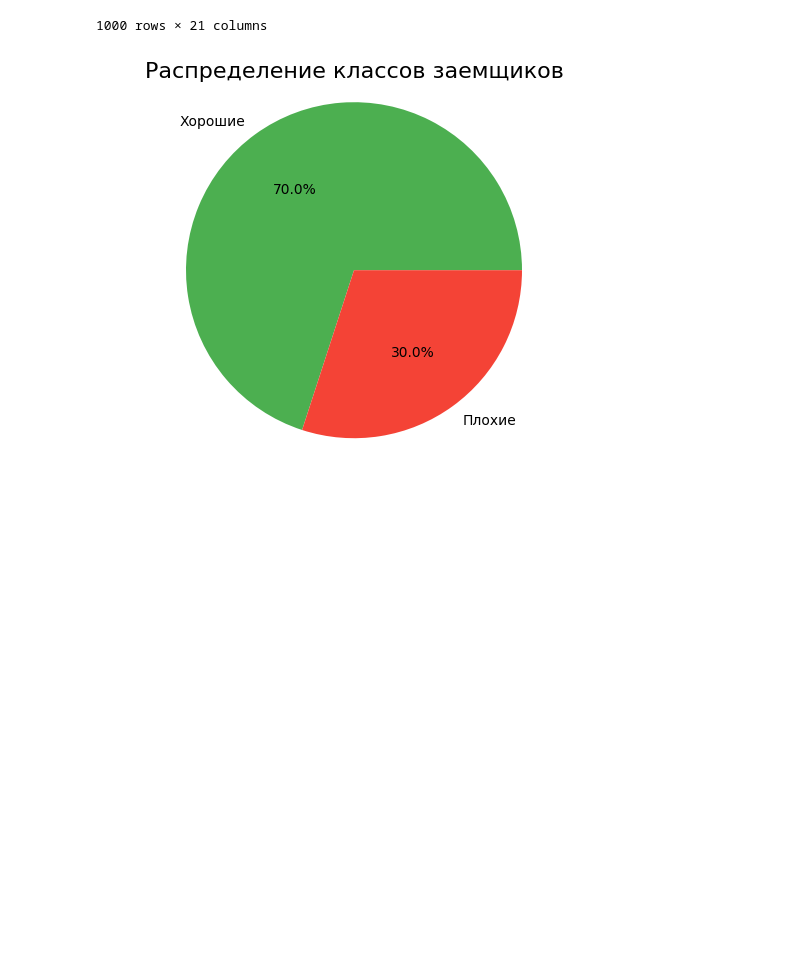
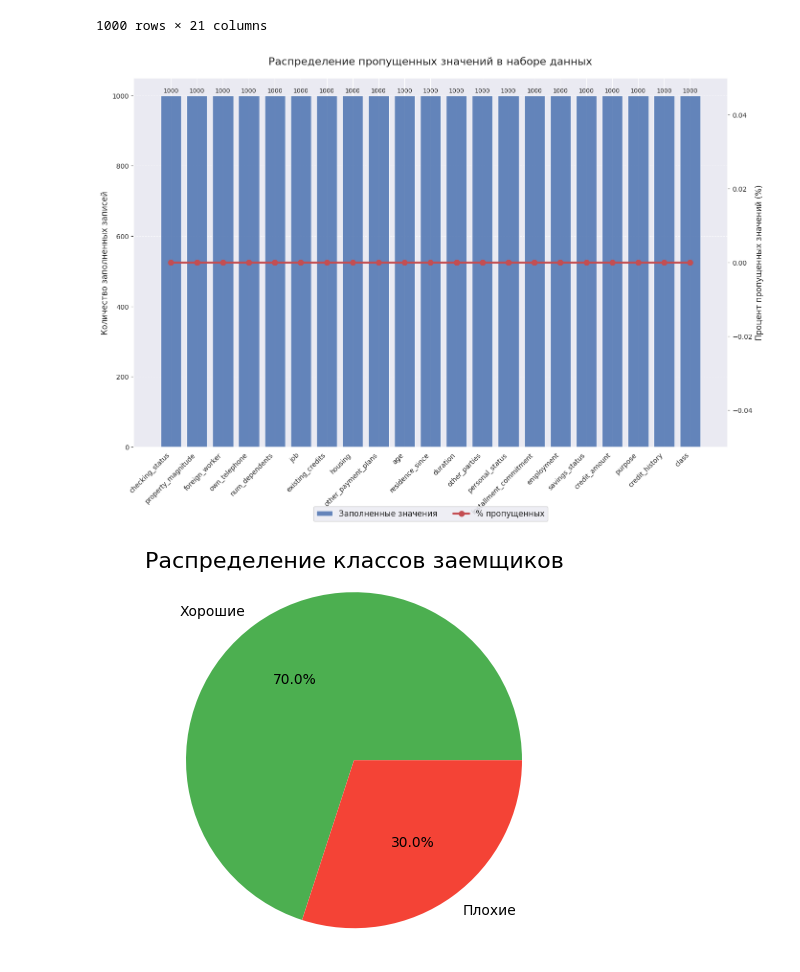
Before and after one commit to Calrission/MIIGAIK-SummerPractice-DataScience, a Jupyter notebook: homeworks/homework_2/homework_2.ipynb, the cells around one changed output. Cells and saved outputs as stored; diff of their text form; code cells hidden in the pictures; blank space fills up the shorter version.

```diff
--- a/homeworks/homework_2/homework_2.ipynb
+++ b/homeworks/homework_2/homework_2.ipynb
@@ -41,6 +39,94 @@ df
 # own_telephone — Наличие собственного телефона (да/нет).
 # foreign_worker — Является ли клиент иностранным работником (да/нет).
 # class — Класс — целевая переменная (например, хороший или плохой заемщик).
+# %%
+import pandas as pd
+import matplotlib.pyplot as plt
+import seaborn as sns
+
+# Расчет показателей
+total_rows = len(df)
+missing_data = df.isnull().sum().sort_values(ascending=False)
+filled_data = total_rows - missing_data
+missing_percentage = (missing_data / total_rows * 100).round(1)
+
+# Создание фигуры
+plt.figure(figsize=(16, 10))
+ax1 = plt.gca()
+ax2 = ax1.twinx()
+
+# График заполненных значений (столбцы)
+bars = ax1.bar(
+    filled_data.index,
+    filled_data.values,
+    color='#4c72b0',
+    alpha=0.85,
+    edgecolor='w',
+    label='Заполненные значения'
+)
+
+# График пропущенных значений (линия)
+line = ax2.plot(
+    missing_percentage.index,
+    missing_percentage.values,
+    color='#c44e52',
+    marker='o',
+    markersize=8,
+    linewidth=3,
+    label='% пропущенных'
+)
+
+# Настройка осей
+ax1.set_ylabel('Количество заполненных записей', fontsize=12)
+ax2.set_ylabel('Процент пропущенных значений (%)', fontsize=12)
+ax2.set_ylim(0, max(missing_percentage)*1.2)
+ax1.set_xticklabels(filled_data.index, rotation=45, ha='right', fontsize=10)
+plt.title('Распределение пропущенных значений в наборе данных', fontsize=16, pad=20)
+
+# Добавление значений на столбцы
+for bar in bars:
+    height = bar.get_height()
+    ax1.text(
+        bar.get_x() + bar.get_width()/2.,
+        height + 5,
+        f'{int(height)}',
+        ha='center',
+        va='bottom',
+        fontsize=9
+    )
+
+# Добавление значений на линию
+for i, perc in enumerate(missing_percentage):
+    if perc > 0:
+        ax2.text(
+            i,
+            perc + 1,
+            f'{perc}%',
+            ha='center',
+            color='#c44e52',
+            fontweight='bold',
+            fontsize=10
+        )
+
+# Легенда
+lines = [bars, line[0]]
+labels = [l.get_label() for l in lines]
+ax1.legend(lines, labels, loc='upper center', bbox_to_anchor=(0.5, -0.15), ncol=2, fontsize=12)
+
+# Сетка
+ax1.grid(axis='y', linestyle='--', alpha=0.7)
+ax2.grid(visible=False)
+
+# Выделение проблемных признаков
+problem_threshold = 10  # Порог для выделения проблемных признаков
+for i, perc in enumerate(missing_percentage):
+    if perc > problem_threshold:
+        ax1.get_xticklabels()[i].set_color('red')
+        ax1.get_xticklabels()[i].set_fontweight('bold')
+
+plt.show()
+# %% [output]
+[figure, added]
 # %%
 class_counts = df['class'].value_counts()
 plt.pie(class_counts,
```
Also changed, not shown: parts of 1 cell of this notebook, 2 other files.
